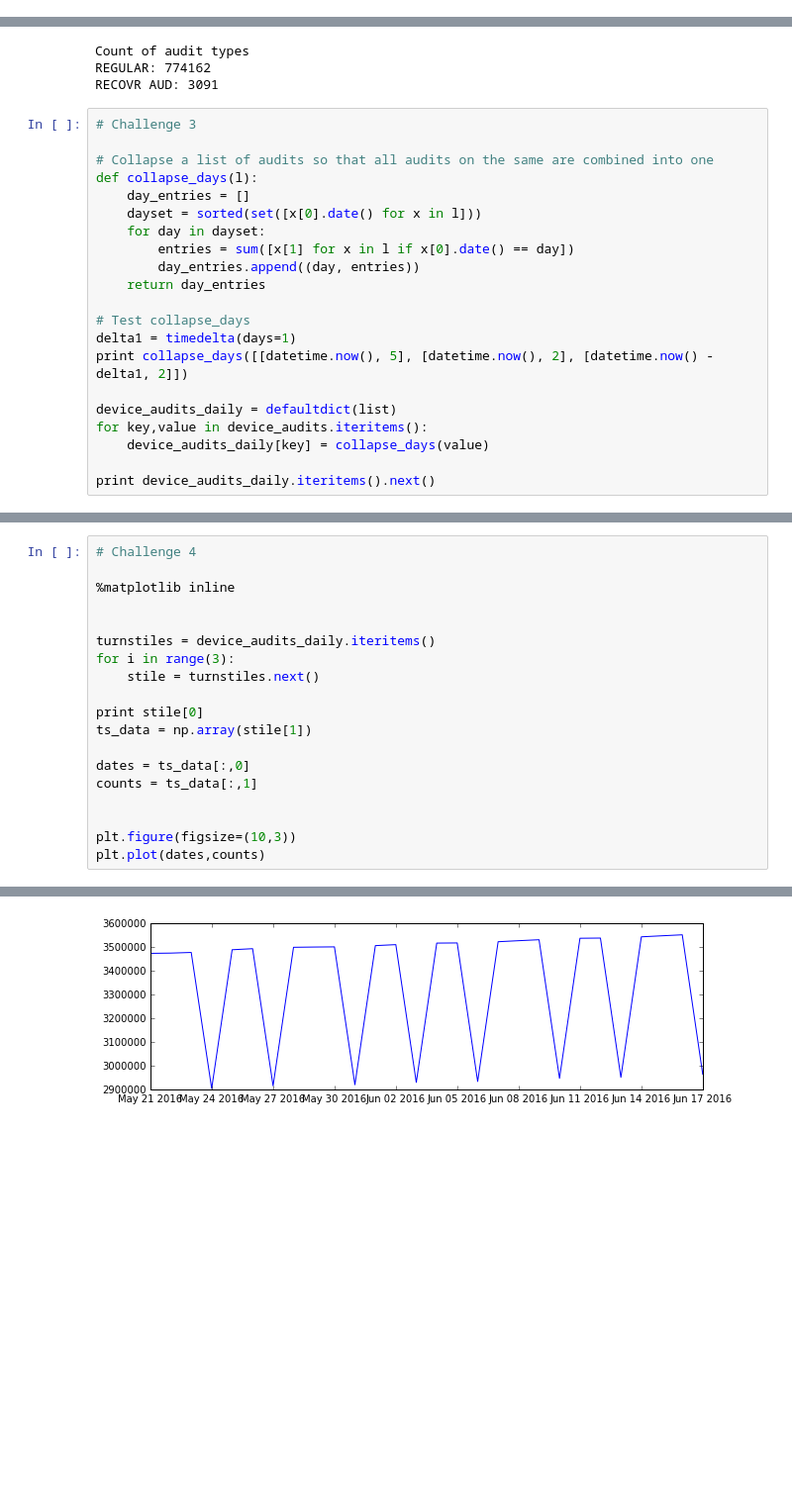
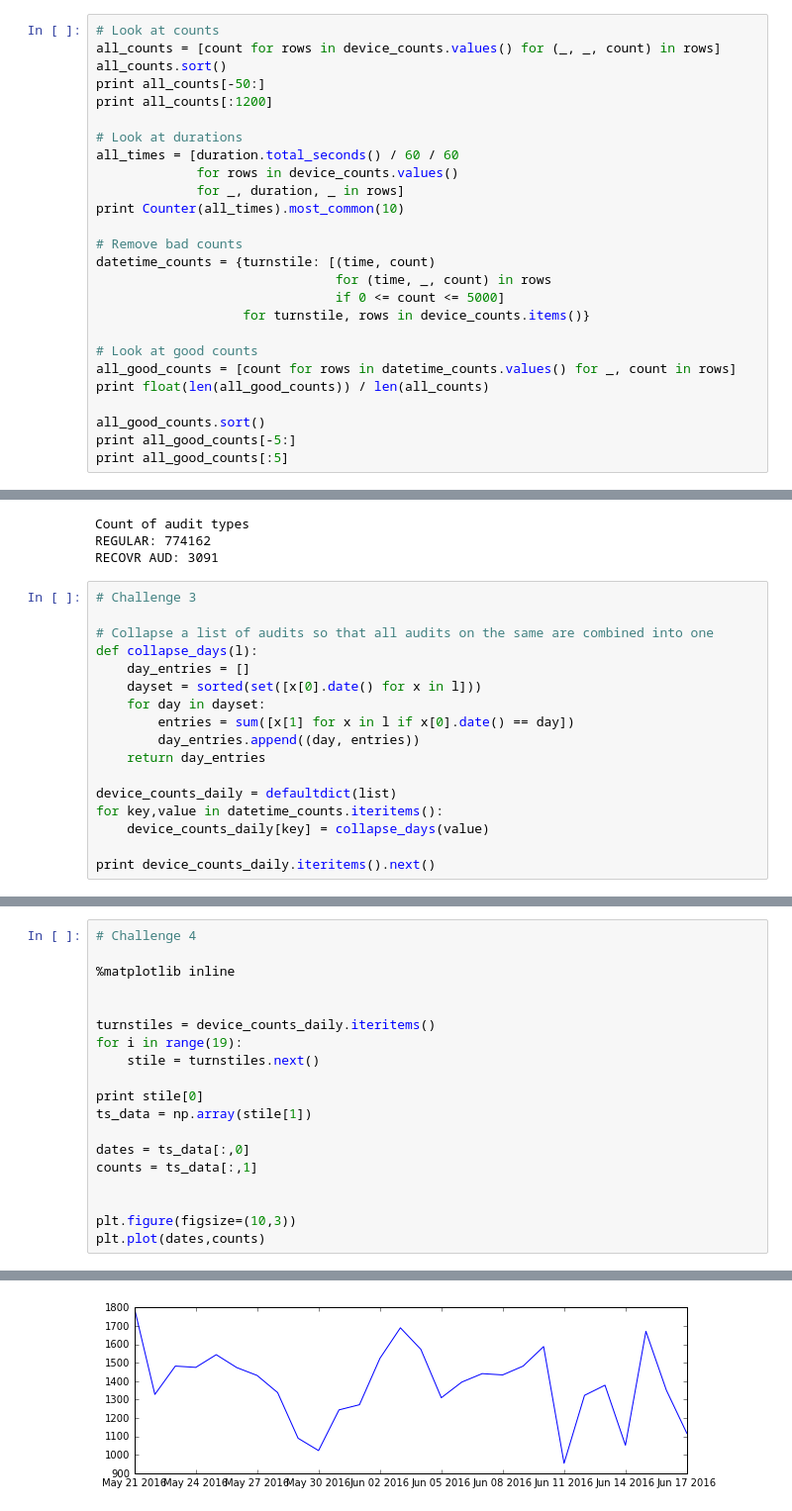
Before and after one commit to alanjschoen/p1_fanatics, a Jupyter notebook: src/alan.ipynb, the cells around one changed output, grey strips where cells are left out. Shown at 99% size. Cells and saved outputs as stored; diff of their text form; blank space fills up the shorter version.

```diff
--- a/src/alan.ipynb
+++ b/src/alan.ipynb
@@ -61,2 +70,28 @@ print len(device_audits)
 # %% [output]
 4603
+# %%
+# Look at counts
+all_counts = [count for rows in device_counts.values() for (_, _, count) in rows]
+all_counts.sort()
+print all_counts[-50:]
+print all_counts[:1200]
+
+# Look at durations
+all_times = [duration.total_seconds() / 60 / 60
+             for rows in device_counts.values()
+             for _, duration, _ in rows]
+print Counter(all_times).most_common(10)
+
+# Remove bad counts
+datetime_counts = {turnstile: [(time, count)
+                               for (time, _, count) in rows
+                               if 0 <= count <= 5000]
+                   for turnstile, rows in device_counts.items()}
+
+# Look at good counts
+all_good_counts = [count for rows in datetime_counts.values() for _, count in rows]
+print float(len(all_good_counts)) / len(all_counts)
+
+all_good_counts.sort()
+print all_good_counts[-5:]
+print all_good_counts[:5]
@@ -85,13 +127,9 @@ def collapse_days(l):
         day_entries.append((day, entries))
     return day_entries
 
-# Test collapse_days
-delta1 = timedelta(days=1)
-print collapse_days([[datetime.now(), 5], [datetime.now(), 2], [datetime.now() - delta1, 2]])
+device_counts_daily = defaultdict(list)
+for key,value in datetime_counts.iteritems():
+    device_counts_daily[key] = collapse_days(value)
 
-device_audits_daily = defaultdict(list)
-for key,value in device_audits.iteritems():
-    device_audits_daily[key] = collapse_days(value)
-
-print device_audits_daily.iteritems().next()
+print device_counts_daily.iteritems().next()
 # %% [output]
@@ -103,8 +140,8 @@ print device_audits_daily.iteritems().next()
 %matplotlib inline
 
 
-turnstiles = device_audits_daily.iteritems()
-for i in range(3):
+turnstiles = device_counts_daily.iteritems()
+for i in range(19):
     stile = turnstiles.next()
 
 print stile[0]
@@ -121,2 +158,2 @@ plt.plot(dates,counts)
 [<matplotlib.lines.Line2D at 0x...>]
-[figure, old version]
+[figure, new version]
```
Also changed, not shown: parts of 4 cells of this notebook.
